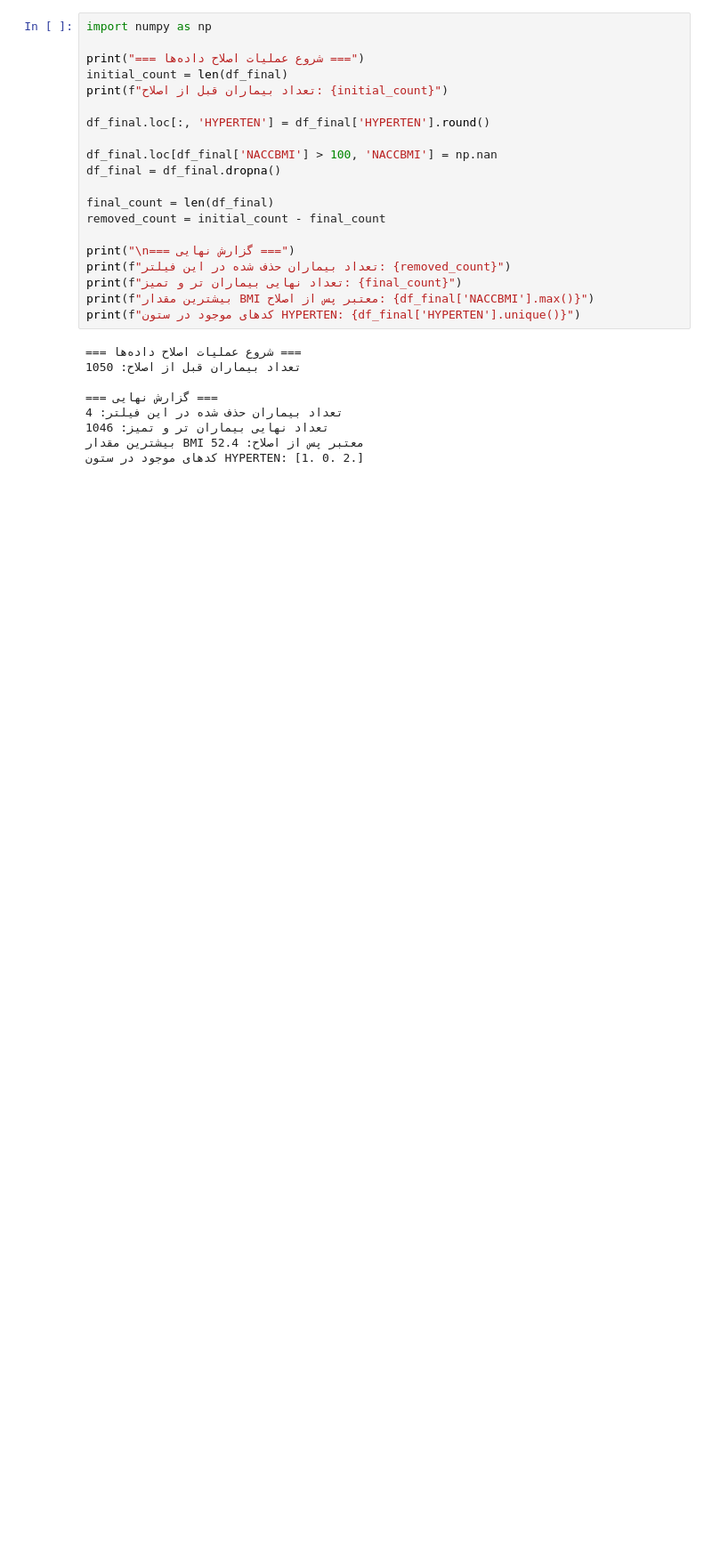
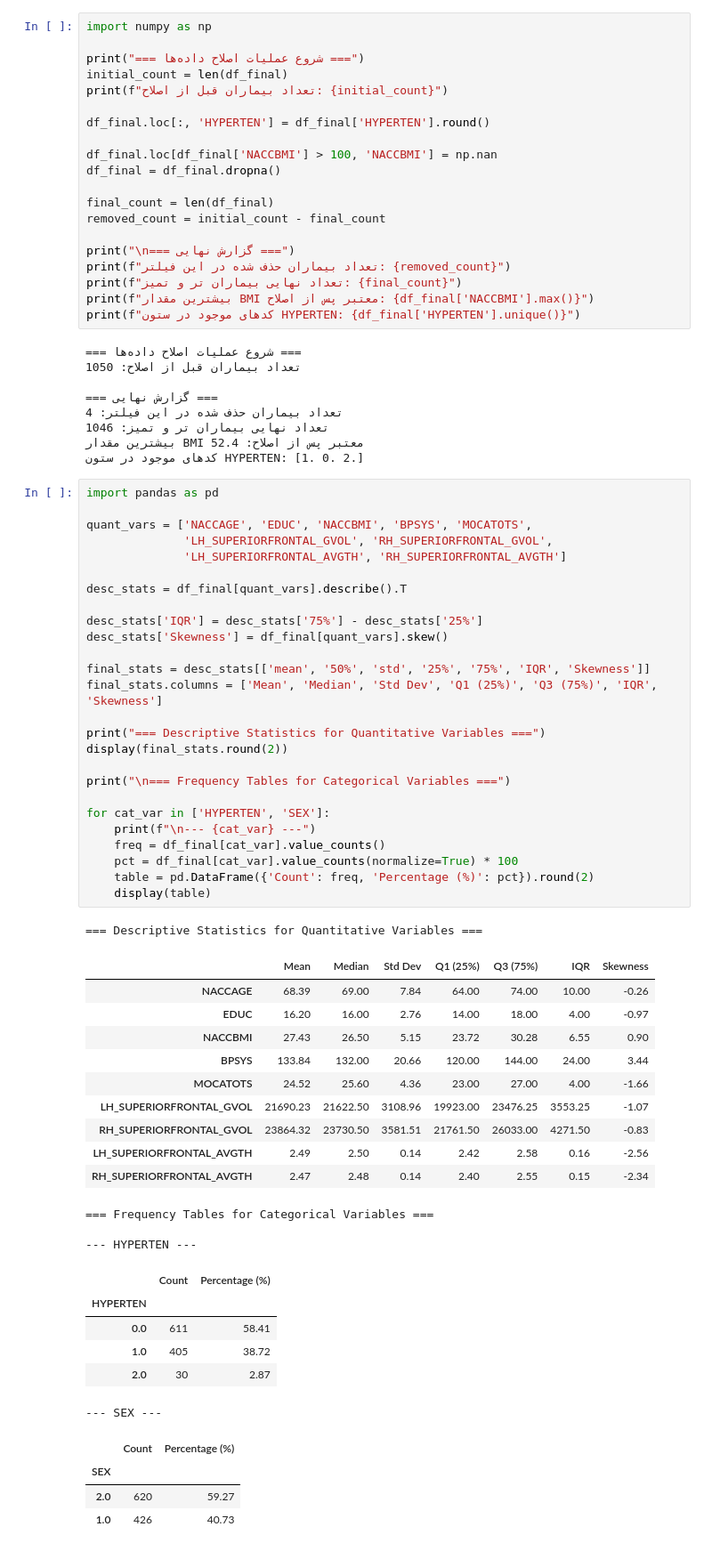
Before and after one commit to alirezaen6/Stats-Project-NACC, a Jupyter notebook: notebooks/phase1.ipynb, the cells around one changed output. Shown at 89% size. Drawn from its saved outputs; the diff is of its cells as text; blank space fills up the shorter version.

```diff
--- a/notebooks/phase1.ipynb
+++ b/notebooks/phase1.ipynb
@@ -241,3 +241,54 @@ print(f"کدهای موجود در ستون HYPERTEN: {df_final['HYPERTEN'].uniq
 تعداد نهایی بیماران تر و تمیز: 1046
 بیشترین مقدار BMI معتبر پس از اصلاح: 52.4
 کدهای موجود در ستون HYPERTEN: [1. 0. 2.]
+# %%
+import pandas as pd
+
+quant_vars = ['NACCAGE', 'EDUC', 'NACCBMI', 'BPSYS', 'MOCATOTS',
+              'LH_SUPERIORFRONTAL_GVOL', 'RH_SUPERIORFRONTAL_GVOL',
+              'LH_SUPERIORFRONTAL_AVGTH', 'RH_SUPERIORFRONTAL_AVGTH']
+
+desc_stats = df_final[quant_vars].describe().T
+
+desc_stats['IQR'] = desc_stats['75%'] - desc_stats['25%']
+desc_stats['Skewness'] = df_final[quant_vars].skew()
+
+final_stats = desc_stats[['mean', '50%', 'std', '25%', '75%', 'IQR', 'Skewness']]
+final_stats.columns = ['Mean', 'Median', 'Std Dev', 'Q1 (25%)', 'Q3 (75%)', 'IQR', 'Skewness']
+
+print("=== Descriptive Statistics for Quantitative Variables ===")
+display(final_stats.round(2))
+
+print("\n=== Frequency Tables for Categorical Variables ===")
+
+for cat_var in ['HYPERTEN', 'SEX']:
+    print(f"\n--- {cat_var} ---")
+    freq = df_final[cat_var].value_counts()
+    pct = df_final[cat_var].value_counts(normalize=True) * 100
+    table = pd.DataFrame({'Count': freq, 'Percentage (%)': pct}).round(2)
+    display(table)
+# %% [output]
+=== Descriptive Statistics for Quantitative Variables ===
+|  | Mean | Median | Std Dev | Q1 (25%) | Q3 (75%) | IQR | Skewness |
+| NACCAGE | 68.39 | 69.00 | 7.84 | 64.00 | 74.00 | 10.00 | -0.26 |
+| EDUC | 16.20 | 16.00 | 2.76 | 14.00 | 18.00 | 4.00 | -0.97 |
+| NACCBMI | 27.43 | 26.50 | 5.15 | 23.72 | 30.28 | 6.55 | 0.90 |
+| BPSYS | 133.84 | 132.00 | 20.66 | 120.00 | 144.00 | 24.00 | 3.44 |
+| MOCATOTS | 24.52 | 25.60 | 4.36 | 23.00 | 27.00 | 4.00 | -1.66 |
+| LH_SUPERIORFRONTAL_GVOL | 21690.23 | 21622.50 | 3108.96 | 19923.00 | 23476.25 | 3553.25 | -1.07 |
+| RH_SUPERIORFRONTAL_GVOL | 23864.32 | 23730.50 | 3581.51 | 21761.50 | 26033.00 | 4271.50 | -0.83 |
+| LH_SUPERIORFRONTAL_AVGTH | 2.49 | 2.50 | 0.14 | 2.42 | 2.58 | 0.16 | -2.56 |
+| RH_SUPERIORFRONTAL_AVGTH | 2.47 | 2.48 | 0.14 | 2.40 | 2.55 | 0.15 | -2.34 |
+=== Frequency Tables for Categorical Variables ===
+
+--- HYPERTEN ---
+|  | Count | Percentage (%) |
+| HYPERTEN |  |  |
+| 0.0 | 611 | 58.41 |
+| 1.0 | 405 | 38.72 |
+| 2.0 | 30 | 2.87 |
+--- SEX ---
+|  | Count | Percentage (%) |
+| SEX |  |  |
+| 2.0 | 620 | 59.27 |
+| 1.0 | 426 | 40.73 |
```
Also changed, not shown: parts of 1 cell of this notebook.
